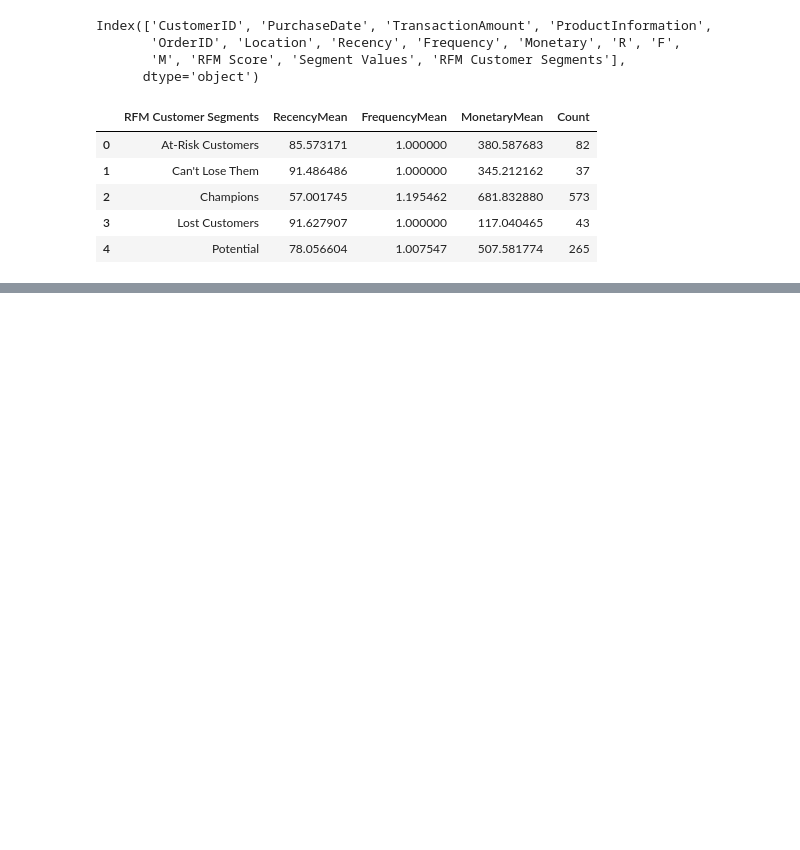
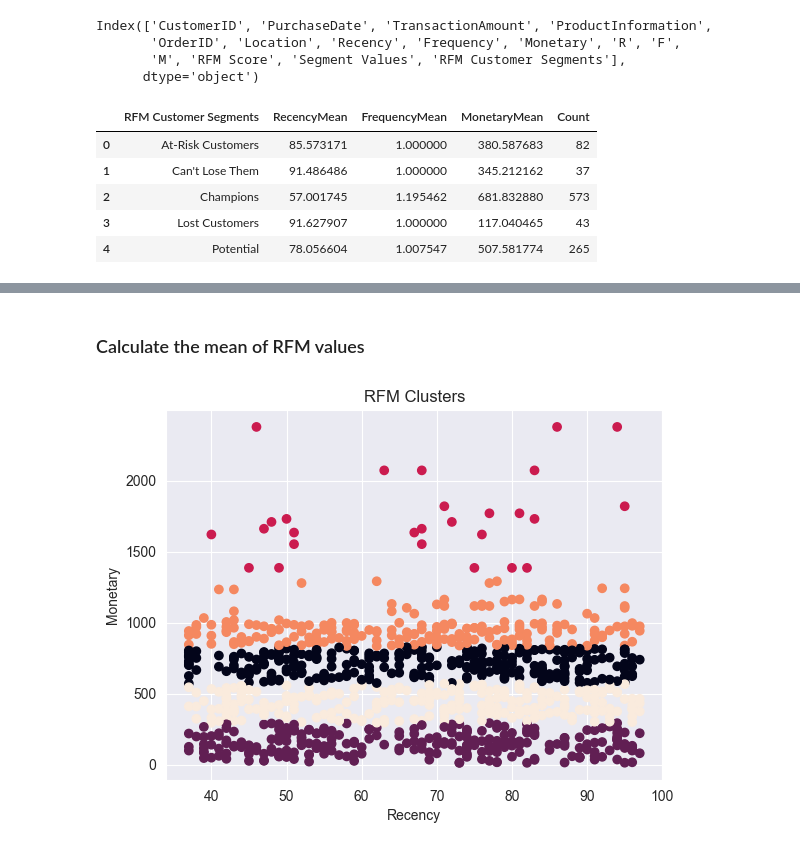
Before and after one commit to Mfundo-debug/RFM_analysis, a Jupyter notebook: EDA.ipynb, the cells around one changed output, grey strips where cells are left out. Cells and saved outputs as stored; diff of their text form; code cells hidden in the pictures; blank space fills up the shorter version.

```diff
--- a/EDA.ipynb
+++ b/EDA.ipynb
@@ -486,0 +489,7 @@ fig.show()
+# %%
+#Select the RFM scores
+rfm_data = data[['Recency', 'Frequency', 'Monetary']]
+k =5
+kmeans = KMeans(n_clusters=k, random_state=1).fit(rfm_data)
+labels = kmeans.labels_
+data['Cluster'] = labels
@@ -486,0 +505,2 @@ fig.show()
+# %% [markdown]
+### Calculate the mean of RFM values
@@ -486,0 +509,11 @@ fig.show()
+# %%
+# Create a scatter plot of the RFM scores, colored by cluster
+plt.scatter(data['Recency'], data['Monetary'], c=data['Cluster'])
+
+# Add axis labels and a title
+plt.xlabel('Recency')
+plt.ylabel('Monetary')
+plt.title('RFM Clusters')
+plt.show()
+# %% [output]
+[figure, added]
```
Also changed, not shown: parts of 5 cells of this notebook, 14 other files.
